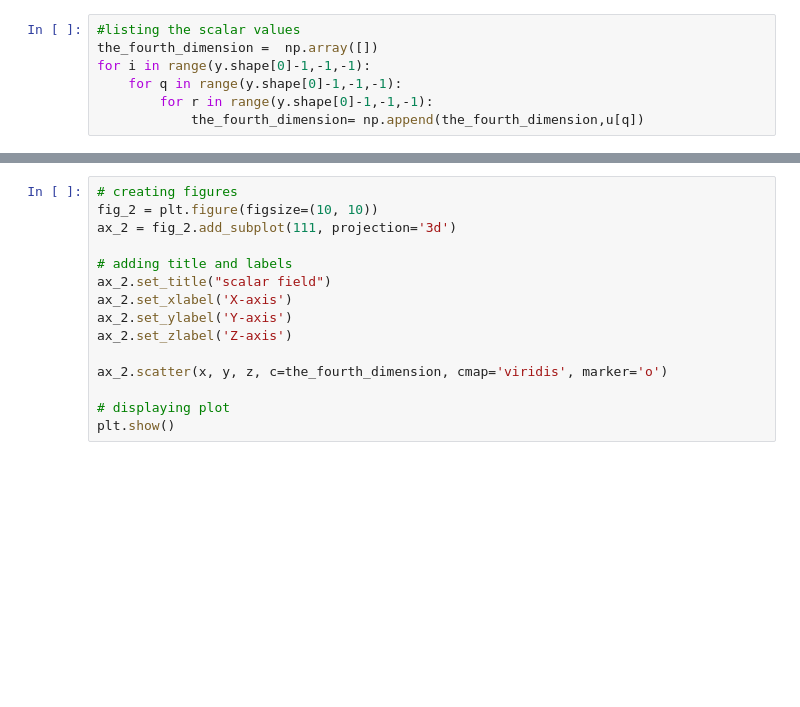
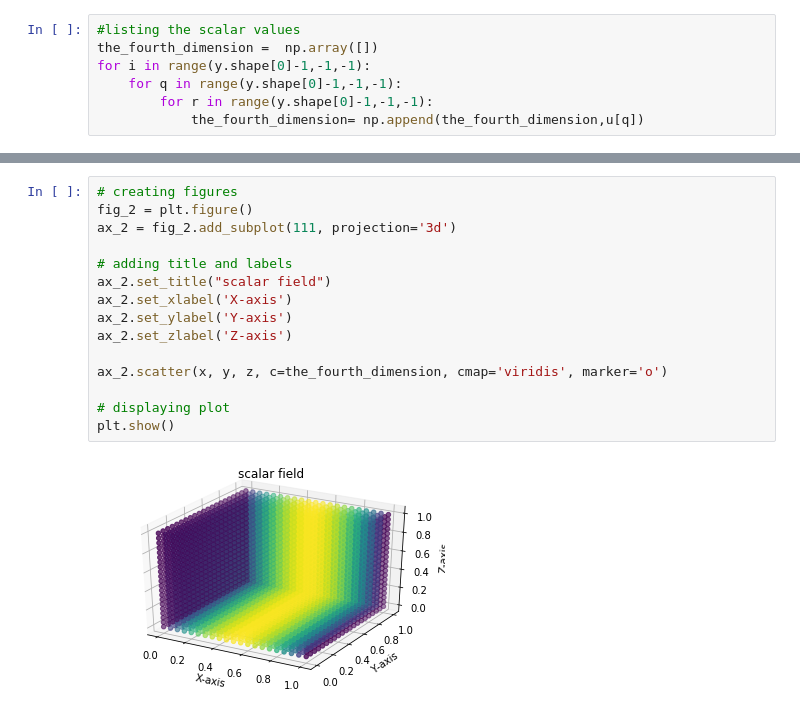
Before and after one commit to AI-Assistant/numeric_methods, a Jupyter notebook: Lecture1_VektorSpaces_LinearAlgebra/computing_lab.ipynb, the cells around one changed output, grey strips where cells are left out. Saved outputs shown, nothing was run; the diff lists cells and outputs as text; blank space fills up the shorter version.

```diff
--- a/Lecture1_VektorSpaces_LinearAlgebra/computing_lab.ipynb
+++ b/Lecture1_VektorSpaces_LinearAlgebra/computing_lab.ipynb
@@ -51,15 +50,17 @@ ax_1.quiver(x, y, z, E_x, E_y, E_z, length=0.1, color = 'black')
 # %%
 # creating figures
-fig_2 = plt.figure(figsize=(10, 10))
+fig_2 = plt.figure()
 ax_2 = fig_2.add_subplot(111, projection='3d')
 
 # adding title and labels
 ax_2.set_title("scalar field")
 ax_2.set_xlabel('X-axis')
 ax_2.set_ylabel('Y-axis')
 ax_2.set_zlabel('Z-axis')
 
 ax_2.scatter(x, y, z, c=the_fourth_dimension, cmap='viridis', marker='o')
 
 # displaying plot
 plt.show()
+# %% [output]
+[figure, added]
```
Also changed, not shown: parts of 1 cell of this notebook.
